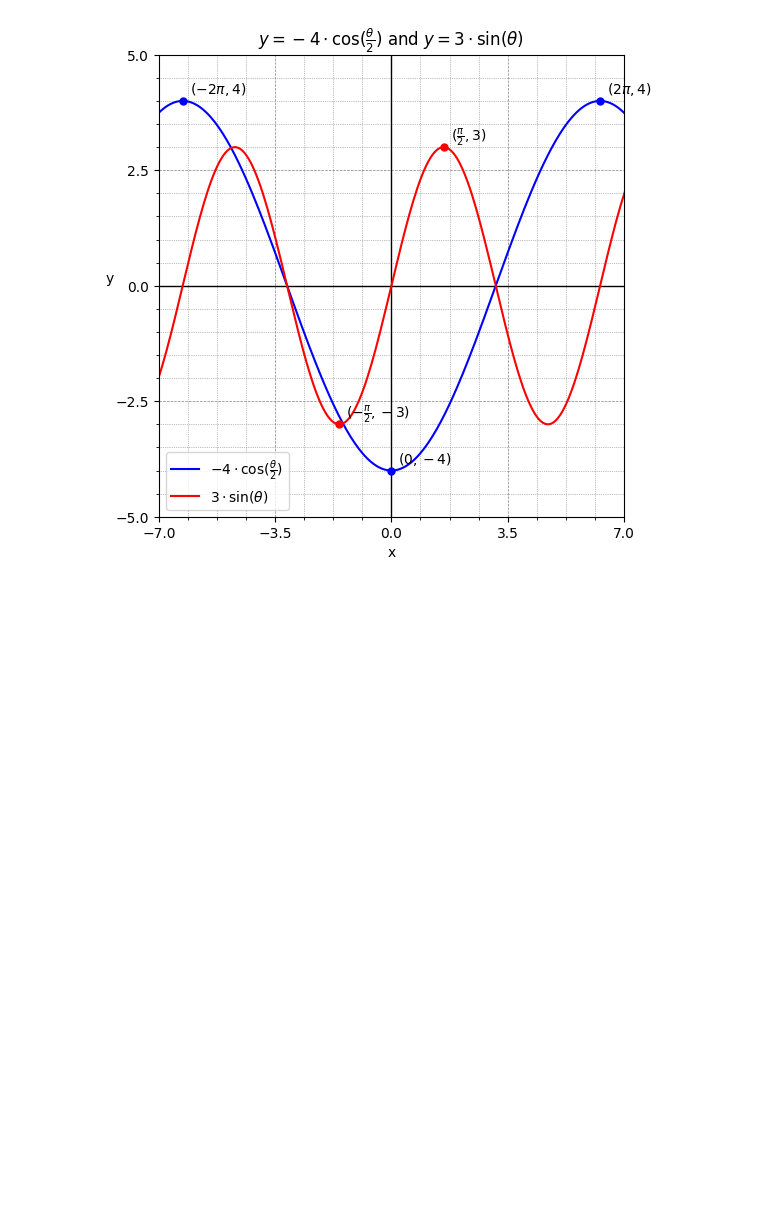
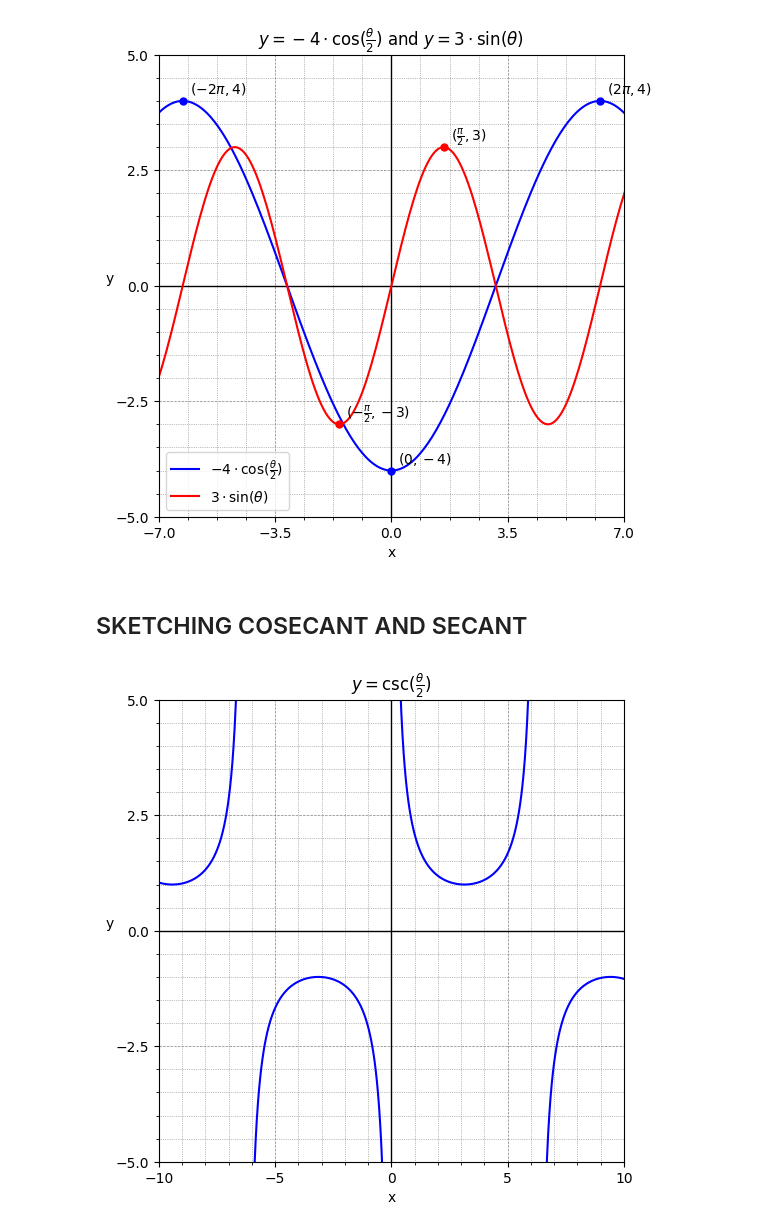
Before and after one commit to seanjiangsh/math-practice, a Jupyter notebook: trigonometry/practice.ipynb, the cells around one changed output. Saved outputs shown, nothing was run; the diff lists cells and outputs as text; code cells hidden in the pictures; blank space fills up the shorter version.

Commit message:
Practice - SKETCHING COSECANT AND SECANT

```diff
--- a/trigonometry/practice.ipynb
+++ b/trigonometry/practice.ipynb
@@ -185,3 +185,24 @@ limits = {"x": (-7, 7), "y": (-5, 5)}
 plot_lines(title, lines, limits=limits)
 # %% [output]
 [figure]
+# %% [markdown]
+## SKETCHING COSECANT AND SECANT
+# %%
+# y= csc(θ/2)
+equation = lambda x: 1 / np.sin(x / 2)
+x = np.linspace(-10, 10, 400)
+y = equation(x)
+
+label = "$\\csc(\\frac{\\theta}{2})$"
+
+# Find peaks and segment lines
+lines = []
+for seg in get_segment_lines_by_peaks(x, y):
+  lines.append(seg)
+
+title = "$y = \\csc(\\frac{\\theta}{2})$"
+limits = {"x": (-10, 10), "y": (-5, 5)}
+
+plot_lines(title, lines, limits=limits)
+# %% [output]
+[figure, added]
```
Also changed, not shown: parts of 5 cells of this notebook.
